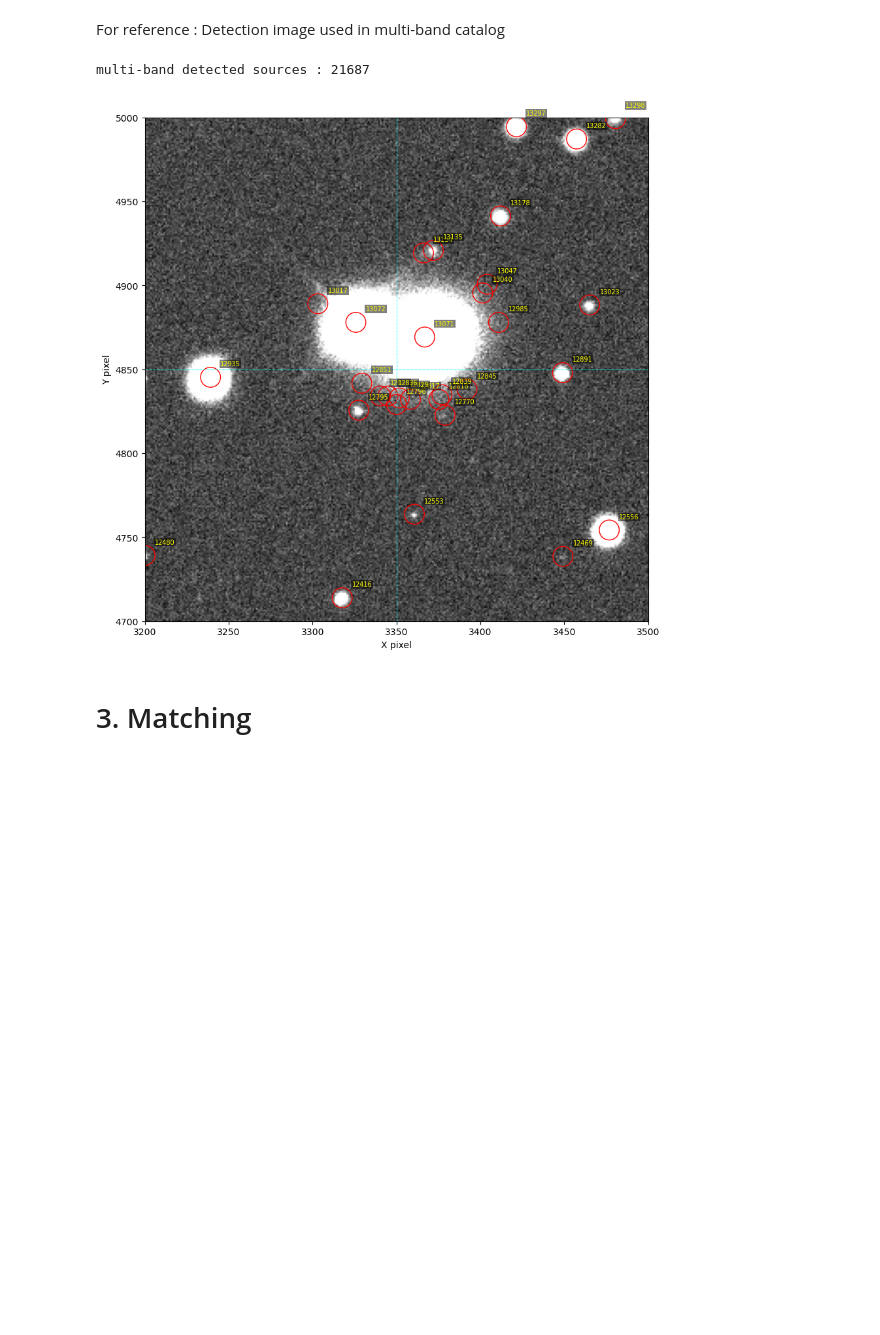
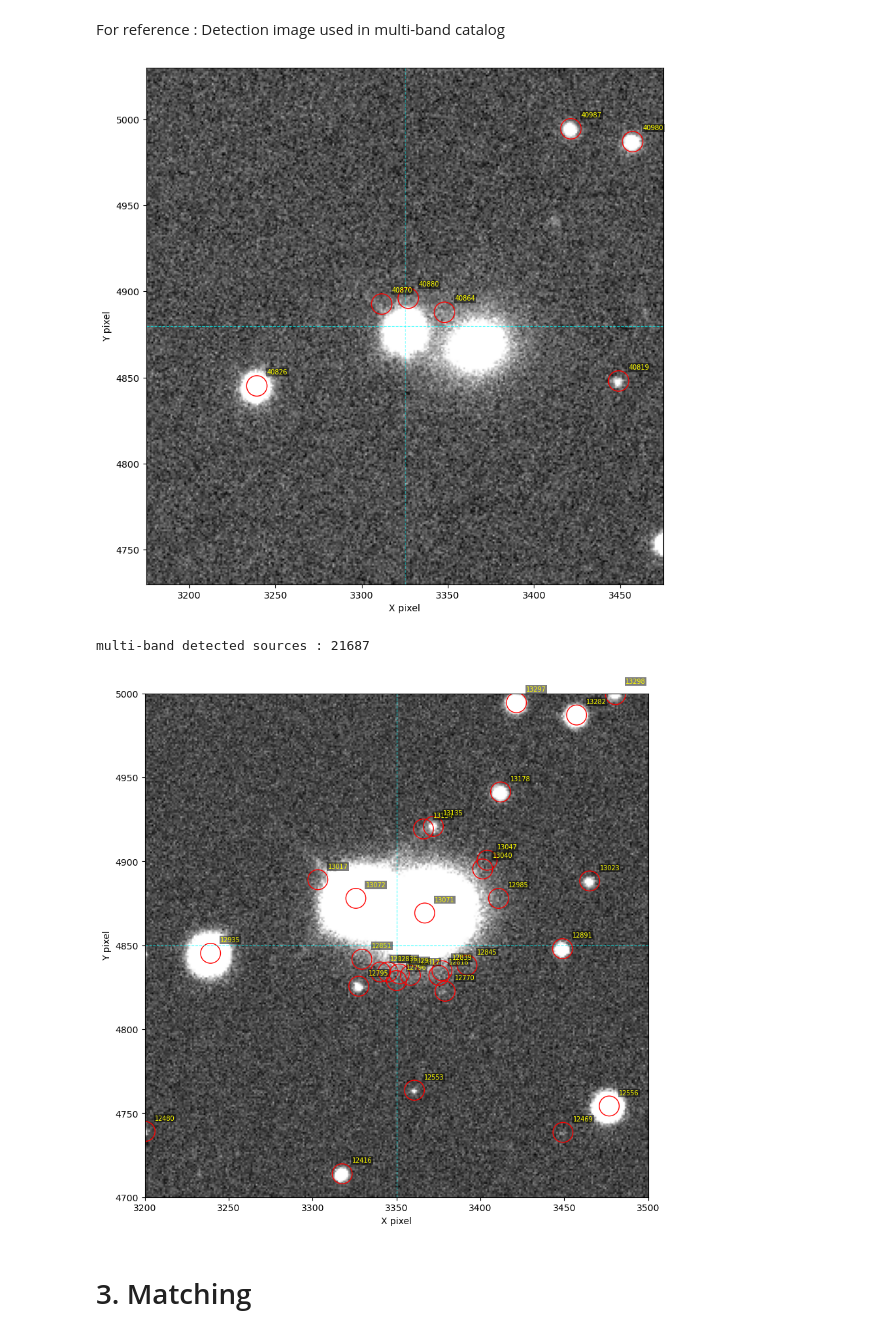
Before and after one commit to gxjudie/7DTonCOSMOS_photoz_validation, a Jupyter notebook: Notebooks/2_singphotandmatching.ipynb, the cells around one changed output. Drawn from its saved outputs; the diff is of its cells as text; code cells hidden in the pictures; blank space fills up the shorter version.

```diff
--- a/Notebooks/2_singphotandmatching.ipynb
+++ b/Notebooks/2_singphotandmatching.ipynb
@@ -621,13 +628,17 @@ Detected Sources : 7888
 # %% [markdown]
 For reference : Detection image used in multi-band catalog
 # %%
+
+plot_ImageAndDetectedSources(image, cat, center_point=[3325, 4880], length=300)
+
 detection_image_path = Path('/Users/mac_seo/Research_local/7DTonCOSMOS/COSMOS_data/COSMOS1/COSMOS1_detectionimage.fits')
 detection_image = fits.getdata(detection_image_path)
 cat_multiband = Table.read('/Users/mac_seo/Research_local/7DTonCOSMOS/output/COSMOS1/multibandphot/test_catalog.fits')
 print(f'multi-band detected sources : {len(cat_multiband)}')
 plot_ImageAndDetectedSources(detection_image, cat_multiband, center_point=[3350, 4850], length=300)
 # %% [output]
+[figure, new version]
 multi-band detected sources : 21687
-[figure, old version]
+[figure, added]
 # %% [markdown]
 # 3. Matching
```
Also changed, not shown: parts of 16 cells of this notebook.
